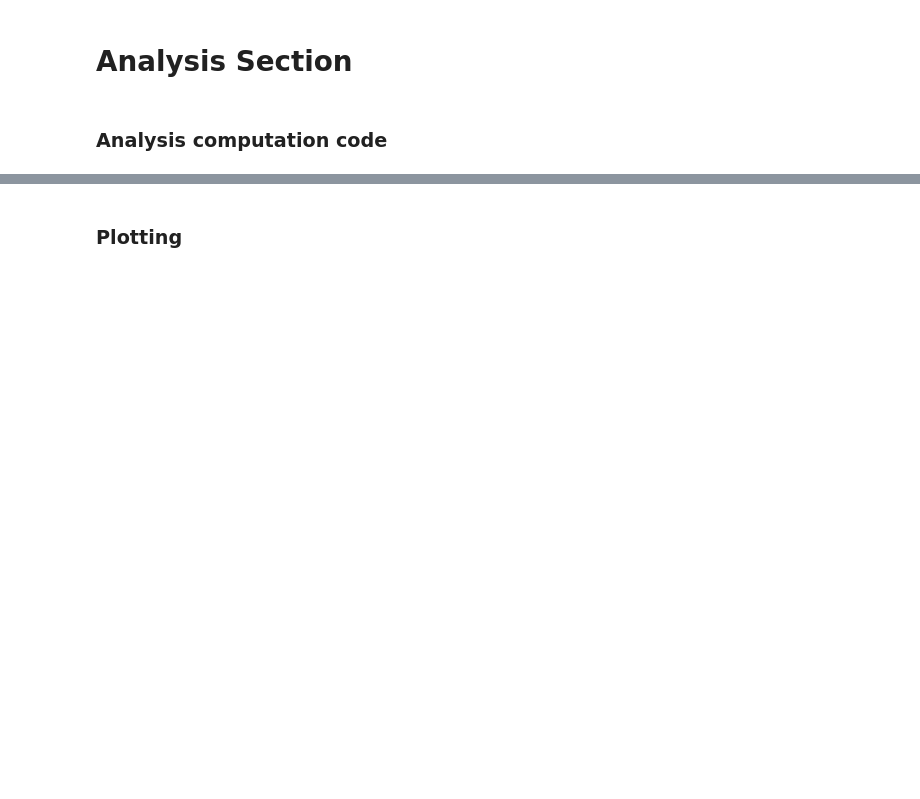
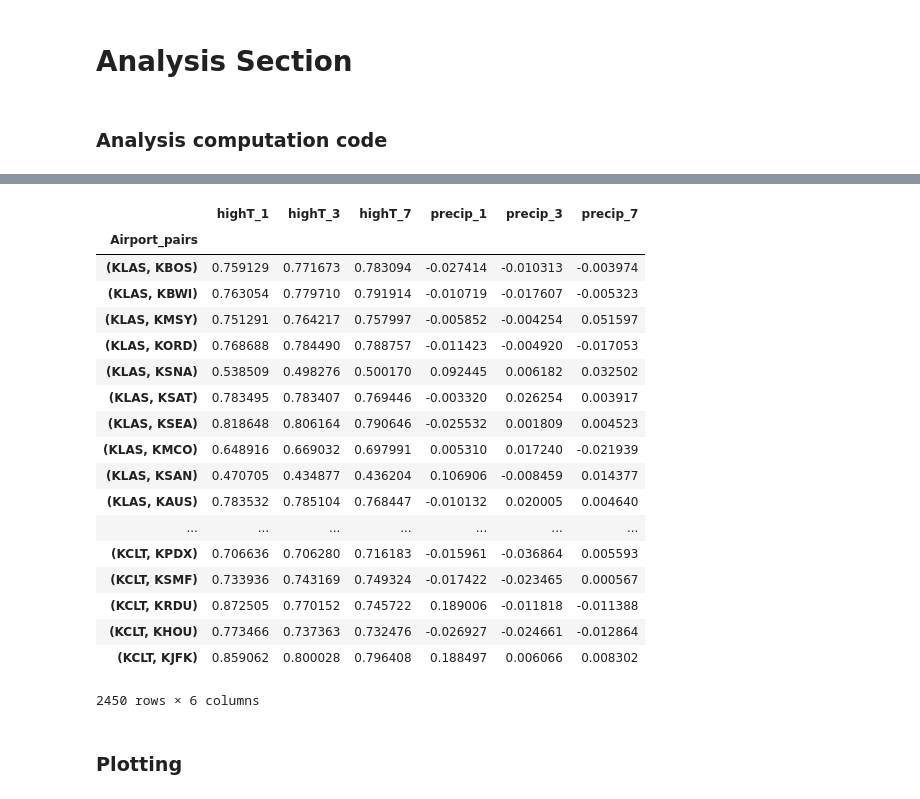
Before and after one commit to cwfink/Fink_ay250_homework, a Jupyter notebook: hw_5/HW_5_v2.ipynb, the cells around one changed output, grey strips where cells are left out. Cells and saved outputs as stored; diff of their text form; code cells hidden in the pictures; blank space fills up the shorter version.

```diff
--- a/hw_5/HW_5_v2.ipynb
+++ b/hw_5/HW_5_v2.ipynb
@@ -491,3 +487,25 @@ pairs_df = pd.DataFrame.from_dict(airport_pairs_dict).set_index('Airport_pairs')
+# %%
+pairs_df[['highT_1','highT_3','highT_7','precip_1','precip_3','precip_7']]
+# %% [output]
+|  | highT_1 | highT_3 | highT_7 | precip_1 | precip_3 | precip_7 |
+| Airport_pairs |  |  |  |  |  |  |
+| (KLAS, KBOS) | 0.759129 | 0.771673 | 0.783094 | -0.027414 | -0.010313 | -0.003974 |
+| (KLAS, KBWI) | 0.763054 | 0.779710 | 0.791914 | -0.010719 | -0.017607 | -0.005323 |
+| (KLAS, KMSY) | 0.751291 | 0.764217 | 0.757997 | -0.005852 | -0.004254 | 0.051597 |
+| (KLAS, KORD) | 0.768688 | 0.784490 | 0.788757 | -0.011423 | -0.004920 | -0.017053 |
+| (KLAS, KSNA) | 0.538509 | 0.498276 | 0.500170 | 0.092445 | 0.006182 | 0.032502 |
+| (KLAS, KSAT) | 0.783495 | 0.783407 | 0.769446 | -0.003320 | 0.026254 | 0.003917 |
+| (KLAS, KSEA) | 0.818648 | 0.806164 | 0.790646 | -0.025532 | 0.001809 | 0.004523 |
+| (KLAS, KMCO) | 0.648916 | 0.669032 | 0.697991 | 0.005310 | 0.017240 | -0.021939 |
+| (KLAS, KSAN) | 0.470705 | 0.434877 | 0.436204 | 0.106906 | -0.008459 | 0.014377 |
+| (KLAS, KAUS) | 0.783532 | 0.785104 | 0.768447 | -0.010132 | 0.020005 | 0.004640 |
+| ... | ... | ... | ... | ... | ... | ... |
+| (KCLT, KPDX) | 0.706636 | 0.706280 | 0.716183 | -0.015961 | -0.036864 | 0.005593 |
+| (KCLT, KSMF) | 0.733936 | 0.743169 | 0.749324 | -0.017422 | -0.023465 | 0.000567 |
+| (KCLT, KRDU) | 0.872505 | 0.770152 | 0.745722 | 0.189006 | -0.011818 | -0.011388 |
+| (KCLT, KHOU) | 0.773466 | 0.737363 | 0.732476 | -0.026927 | -0.024661 | -0.012864 |
+| (KCLT, KJFK) | 0.859062 | 0.800028 | 0.796408 | 0.188497 | 0.006066 | 0.008302 |
+2450 rows × 6 columns
 # %% [markdown]
 ### Plotting
 # %%
```
Also changed, not shown: parts of 7 cells of this notebook.
